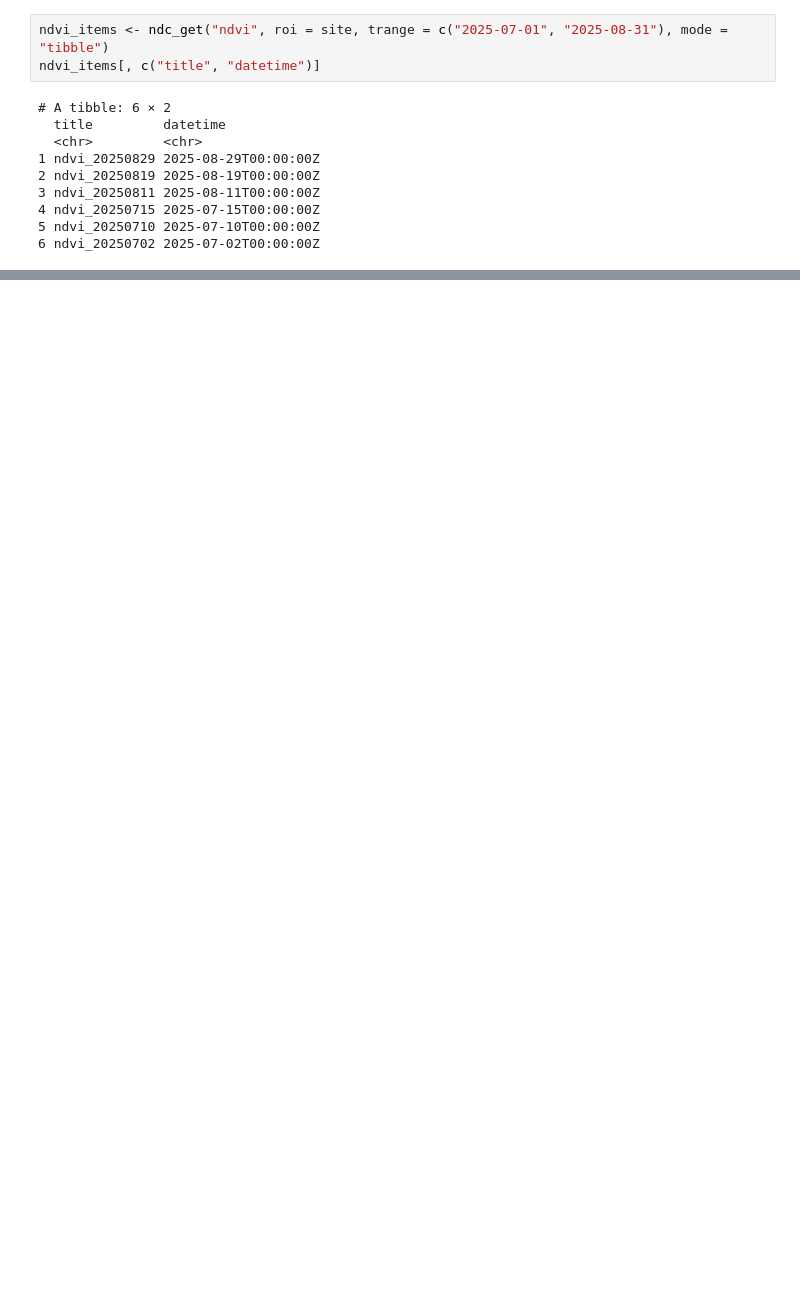
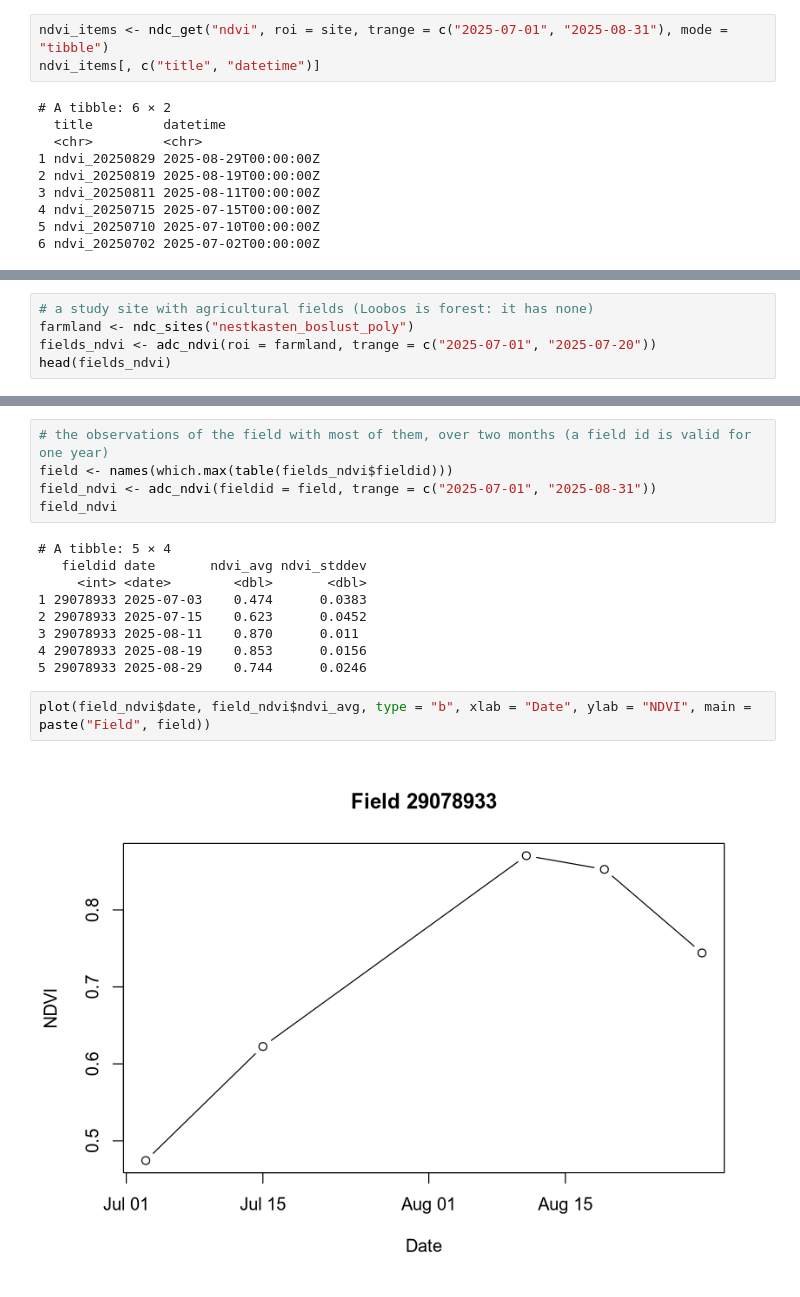
Before and after one commit to LTER-LIFE/rNDC, a Jupyter notebook: examples/04_ndvi.ipynb, the cells around one changed output, grey strips where cells are left out. Cells and saved outputs as stored; diff of their text form; blank space fills up the shorter version.

```diff
--- a/examples/04_ndvi.ipynb
+++ b/examples/04_ndvi.ipynb
@@ -86,0 +121,5 @@ ndvi_items[, c("title", "datetime")]
+# %%
+# a study site with agricultural fields (Loobos is forest: it has none)
+farmland <- ndc_sites("nestkasten_boslust_poly")
+fields_ndvi <- adc_ndvi(roi = farmland, trange = c("2025-07-01", "2025-07-20"))
+head(fields_ndvi)
@@ -86,0 +136,18 @@ ndvi_items[, c("title", "datetime")]
+# %%
+# the observations of the field with most of them, over two months (a field id is valid for one year)
+field <- names(which.max(table(fields_ndvi$fieldid)))
+field_ndvi <- adc_ndvi(fieldid = field, trange = c("2025-07-01", "2025-08-31"))
+field_ndvi
+# %% [output]
+# A tibble: 5 × 4
+   fieldid date       ndvi_avg ndvi_stddev
+     <int> <date>        <dbl>       <dbl>
+1 29078933 2025-07-03    0.474      0.0383
+2 29078933 2025-07-15    0.623      0.0452
+3 29078933 2025-08-11    0.870      0.011
+4 29078933 2025-08-19    0.853      0.0156
+5 29078933 2025-08-29    0.744      0.0246
+# %%
+plot(field_ndvi$date, field_ndvi$ndvi_avg, type = "b", xlab = "Date", ylab = "NDVI", main = paste("Field", field))
+# %% [output]
+[figure, added]
```
Also changed, not shown: parts of 12 cells of this notebook, 14 other files.
